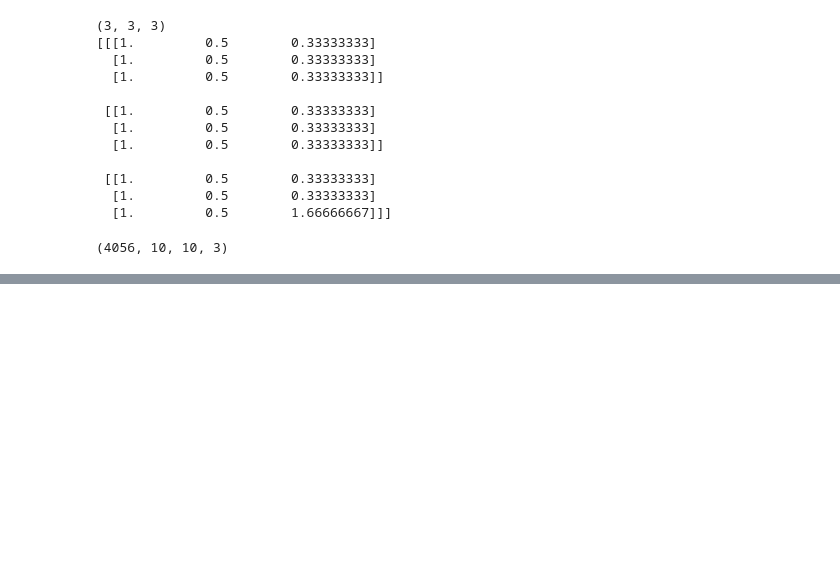
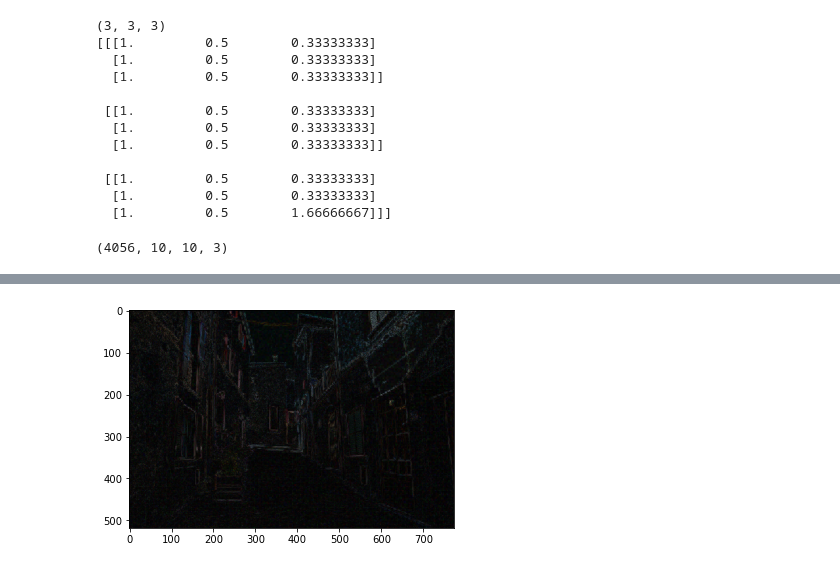
Before and after one commit to fdlci/Imagerie-projet, a Jupyter notebook: NLF_3D.ipynb, the cells around one changed output, grey strips where cells are left out. Cells and saved outputs as stored; diff of their text form; code cells hidden in the pictures; blank space fills up the shorter version.

```diff
--- a/NLF_3D.ipynb
+++ b/NLF_3D.ipynb
@@ -261,6 +267,8 @@ new_img = image_estimate(new_patch, img, N1)
 # %%
 print(new_img[0,0])
-print(img[0,0])
+print(norm_image[0,0])
 img_clean = plt.imread('FFDNET_IPOL/input.png')
+img_clean = cv2.normalize(img_clean, None, alpha = 0, beta = 255, norm_type = cv2.NORM_MINMAX, dtype = cv2.CV_32F)
+img_clean = img_clean.astype(np.uint8)
 print(img_clean[0,0])
 # %% [output]
@@ -280,0 +344,5 @@ print(new_img[0:10,0,0])
+# %%
+plt.imshow(abs(new_img-img_clean))
+plt.show()
+# %% [output]
+[figure, added]
```
Also changed, not shown: parts of 17 cells of this notebook, 11 other files.
